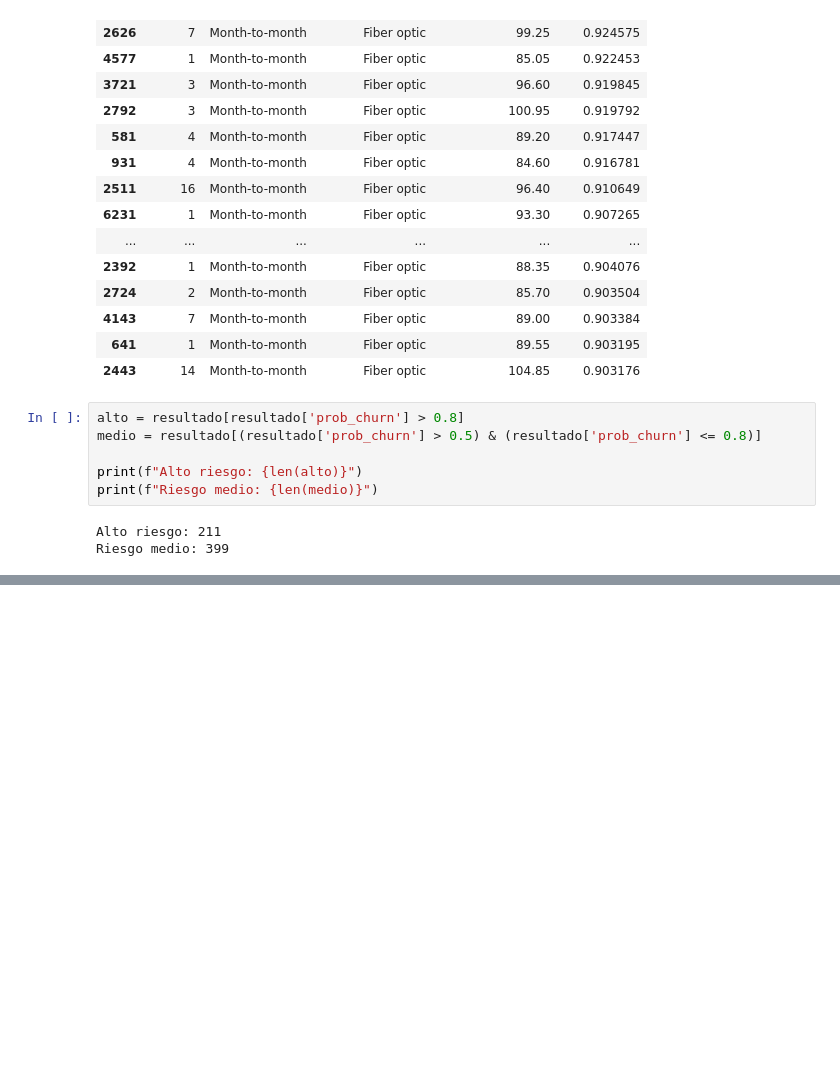
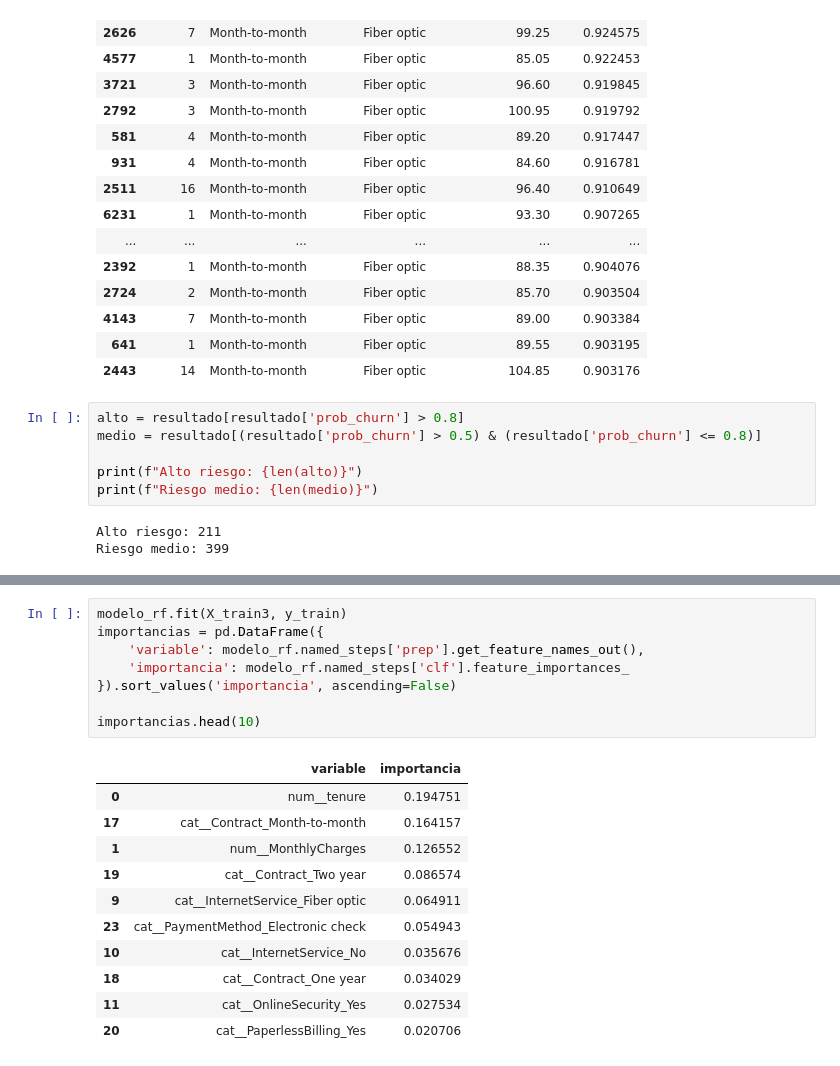
Before and after one commit to KingAegon19/telco-churn, a Jupyter notebook: notebooks/03_modelado.ipynb, the cells around one changed output, grey strips where cells are left out. Saved outputs shown, nothing was run; the diff lists cells and outputs as text; blank space fills up the shorter version.

```diff
--- a/notebooks/03_modelado.ipynb
+++ b/notebooks/03_modelado.ipynb
@@ -196,0 +358,20 @@ Riesgo medio: 399
+# %%
+modelo_rf.fit(X_train3, y_train)
+importancias = pd.DataFrame({
+    'variable': modelo_rf.named_steps['prep'].get_feature_names_out(),
+    'importancia': modelo_rf.named_steps['clf'].feature_importances_
+}).sort_values('importancia', ascending=False)
+
+importancias.head(10)
+# %% [output]
+|  | variable | importancia |
+| 0 | num__tenure | 0.194751 |
+| 17 | cat__Contract_Month-to-month | 0.164157 |
+| 1 | num__MonthlyCharges | 0.126552 |
+| 19 | cat__Contract_Two year | 0.086574 |
+| 9 | cat__InternetService_Fiber optic | 0.064911 |
+| 23 | cat__PaymentMethod_Electronic check | 0.054943 |
+| 10 | cat__InternetService_No | 0.035676 |
+| 18 | cat__Contract_One year | 0.034029 |
+| 11 | cat__OnlineSecurity_Yes | 0.027534 |
+| 20 | cat__PaperlessBilling_Yes | 0.020706 |
```
Also changed, not shown: parts of 10 cells of this notebook, 1 other file.
